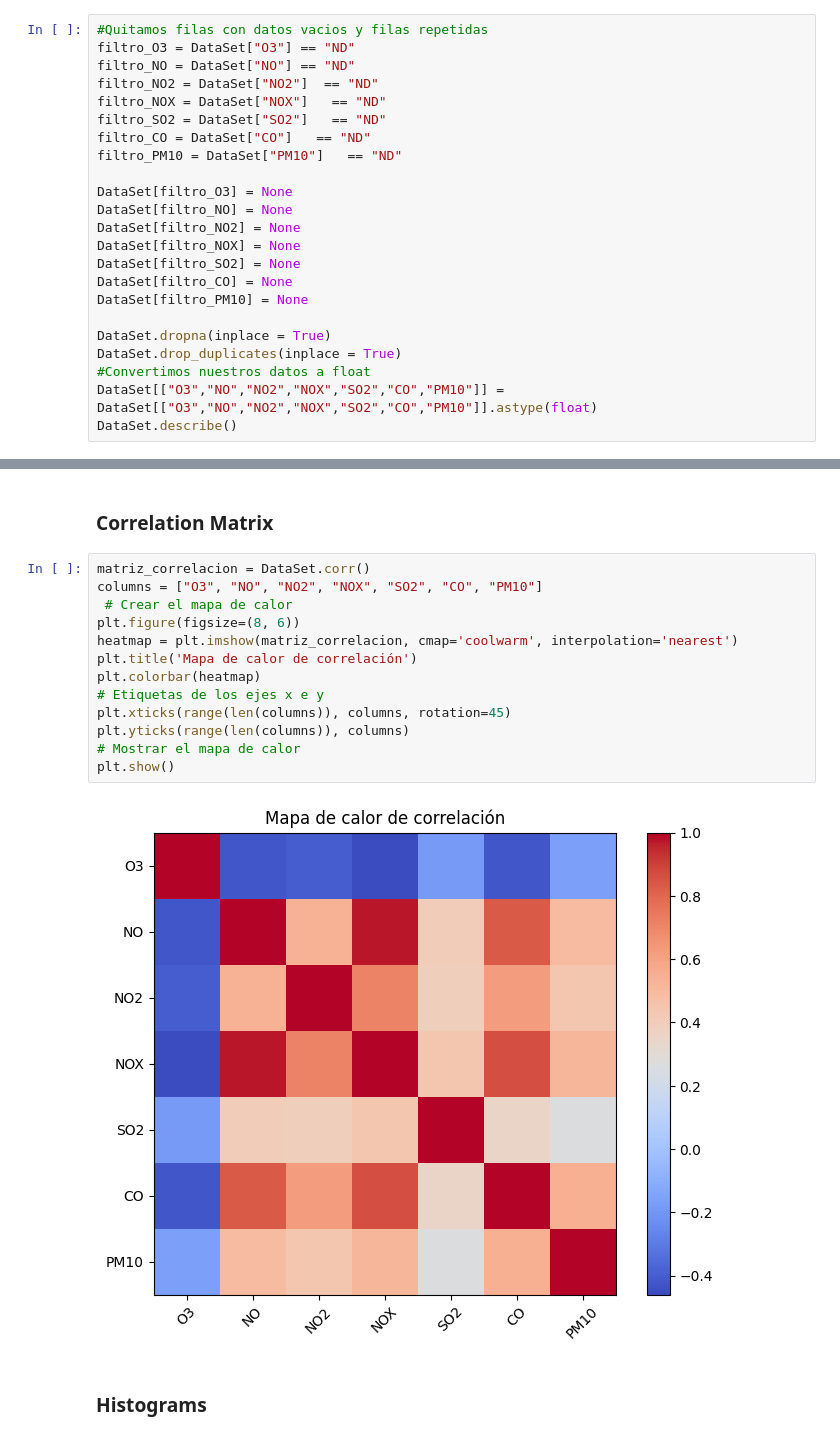
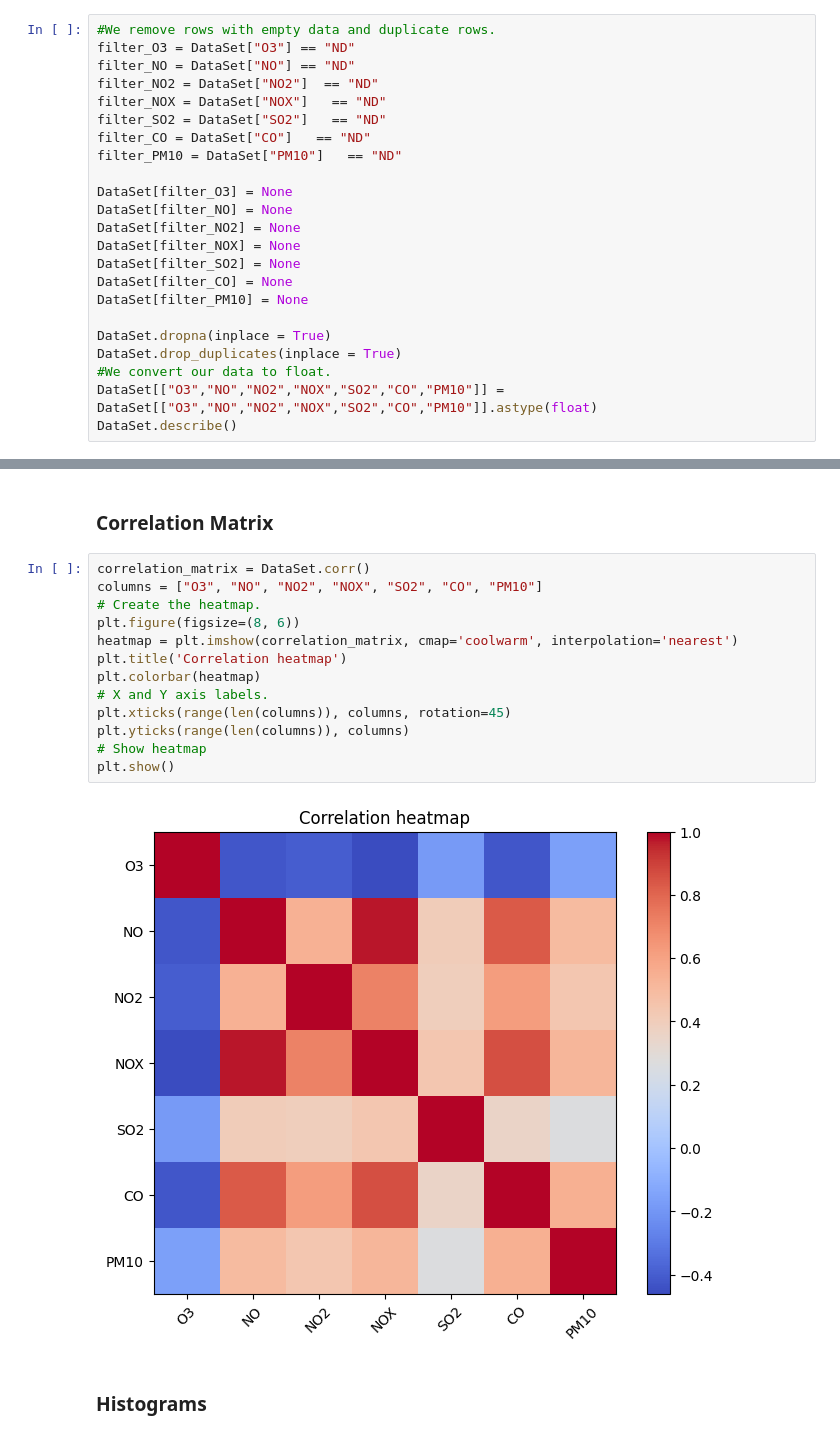
Before and after one commit to ismaelvr1999/air-quality-clustering, a Jupyter notebook: air-quality-clustering.ipynb, the cells around one changed output, grey strips where cells are left out. Drawn from its saved outputs; the diff is of its cells as text.

```diff
--- a/air-quality-clustering.ipynb
+++ b/air-quality-clustering.ipynb
@@ -66,26 +66,26 @@ We need to remove duplicate rows and rows with null values. To do this, we use t
 
 > Add blockquote
 # %%
-#Quitamos filas con datos vacios y filas repetidas
-filtro_O3 = DataSet["O3"] == "ND"
-filtro_NO = DataSet["NO"] == "ND"
-filtro_NO2 = DataSet["NO2"]  == "ND"
-filtro_NOX = DataSet["NOX"]   == "ND"
-filtro_SO2 = DataSet["SO2"]   == "ND"
-filtro_CO = DataSet["CO"]   == "ND"
-filtro_PM10 = DataSet["PM10"]   == "ND"
+#We remove rows with empty data and duplicate rows.
+filter_O3 = DataSet["O3"] == "ND"
+filter_NO = DataSet["NO"] == "ND"
+filter_NO2 = DataSet["NO2"]  == "ND"
+filter_NOX = DataSet["NOX"]   == "ND"
+filter_SO2 = DataSet["SO2"]   == "ND"
+filter_CO = DataSet["CO"]   == "ND"
+filter_PM10 = DataSet["PM10"]   == "ND"
 
-DataSet[filtro_O3] = None
-DataSet[filtro_NO] = None
-DataSet[filtro_NO2] = None
-DataSet[filtro_NOX] = None
-DataSet[filtro_SO2] = None
-DataSet[filtro_CO] = None
-DataSet[filtro_PM10] = None
+DataSet[filter_O3] = None
+DataSet[filter_NO] = None
+DataSet[filter_NO2] = None
+DataSet[filter_NOX] = None
+DataSet[filter_SO2] = None
+DataSet[filter_CO] = None
+DataSet[filter_PM10] = None
 
 DataSet.dropna(inplace = True)
 DataSet.drop_duplicates(inplace = True)
-#Convertimos nuestros datos a float
+#We convert our data to float.
 DataSet[["O3","NO","NO2","NOX","SO2","CO","PM10"]] = DataSet[["O3","NO","NO2","NOX","SO2","CO","PM10"]].astype(float)
 DataSet.describe()
 # %% [output]
@@ -103,20 +103,20 @@ DataSet.describe()
 # %% [markdown]
 ### Correlation Matrix
 # %%
-matriz_correlacion = DataSet.corr()
+correlation_matrix = DataSet.corr()
 columns = ["O3", "NO", "NO2", "NOX", "SO2", "CO", "PM10"]
- # Crear el mapa de calor
+# Create the heatmap.
 plt.figure(figsize=(8, 6))
-heatmap = plt.imshow(matriz_correlacion, cmap='coolwarm', interpolation='nearest')
-plt.title('Mapa de calor de correlación')
+heatmap = plt.imshow(correlation_matrix, cmap='coolwarm', interpolation='nearest')
+plt.title('Correlation heatmap')
 plt.colorbar(heatmap)
-# Etiquetas de los ejes x e y
+# X and Y axis labels.
 plt.xticks(range(len(columns)), columns, rotation=45)
 plt.yticks(range(len(columns)), columns)
-# Mostrar el mapa de calor
+# Show heatmap
 plt.show()
 # %% [output]
-[figure, old version]
+[figure, new version]
 # %% [markdown]
 ### Histograms
 # %%
```
Also changed, not shown: parts of 23 cells of this notebook.
